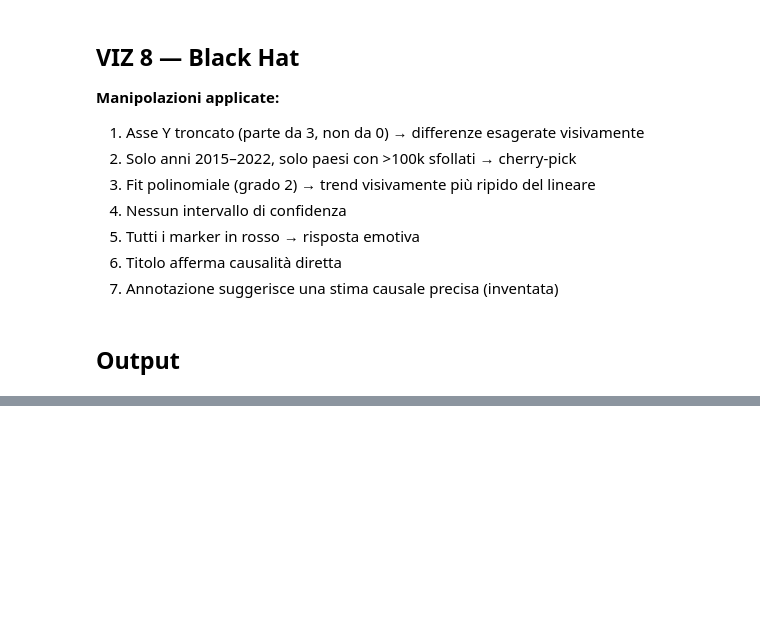
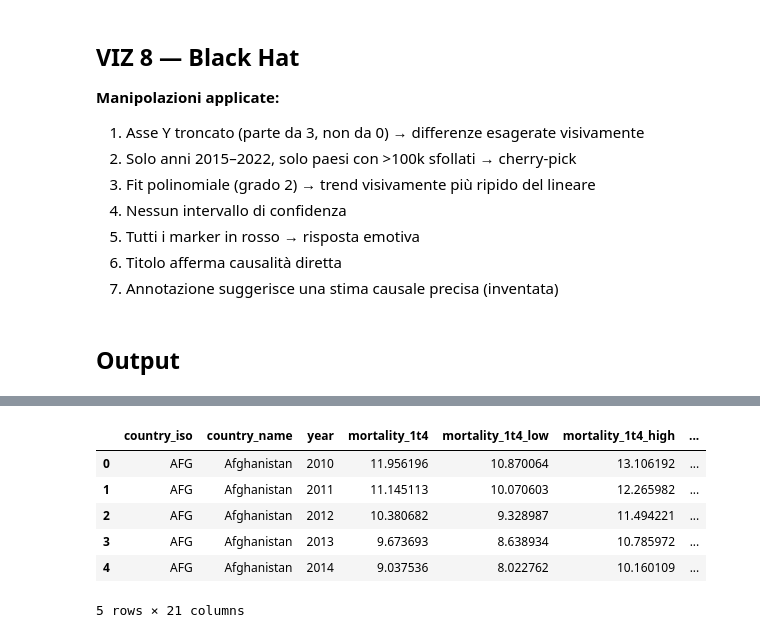
Before and after one commit to Gloreti03/dataviz-humanitarian-analysis, a Jupyter notebook: python_visualizations.ipynb, the cells around one changed output, grey strips where cells are left out. Cells and saved outputs as stored; diff of their text form; code cells hidden in the pictures; blank space fills up the shorter version.

```diff
--- a/python_visualizations.ipynb
+++ b/python_visualizations.ipynb
@@ -325,0 +962,37 @@ for f in sorted(os.listdir('plots')):
+# %%
+# VIZ 6 — Creative radial timeline
+
+# Select the top 10 countries by average displacement over the period
+top10_countries = (
+    viz_df.groupby("country_name", as_index=False)["total_displaced"]
+    .mean()
+    .sort_values("total_displaced", ascending=False)
+    .head(10)["country_name"]
+)
+
+radial_df = viz_df[viz_df["country_name"].isin(top10_countries)].copy()
+
+# Ensure correct temporal order
+radial_df = radial_df.sort_values(["country_name", "year"])
+
+# More readable displacement variable for tooltips and color scales
+radial_df["displacement_millions"] = radial_df["total_displaced"] / 1_000_000
+
+# More readable hover label
+radial_df["hover_text"] = (
+    radial_df["country_name"]
+    + "<br>Year: " + radial_df["year"].astype(str)
+    + "<br>Mortality age 1–4: " + radial_df["mortality_1t4"].round(2).astype(str)
+    + " deaths per 1,000"
+    + "<br>Total displaced: " + radial_df["total_displaced"].round(0).astype(int).astype(str)
+)
+
+radial_df.head()
+# %% [output]
+|  | country_iso | country_name | year | mortality_1t4 | mortality_1t4_low | mortality_1t4_high | ... |
+| 0 | AFG | Afghanistan | 2010 | 11.956196 | 10.870064 | 13.106192 | ... |
+| 1 | AFG | Afghanistan | 2011 | 11.145113 | 10.070603 | 12.265982 | ... |
+| 2 | AFG | Afghanistan | 2012 | 10.380682 | 9.328987 | 11.494221 | ... |
+| 3 | AFG | Afghanistan | 2013 | 9.673693 | 8.638934 | 10.785972 | ... |
+| 4 | AFG | Afghanistan | 2014 | 9.037536 | 8.022762 | 10.160109 | ... |
+5 rows × 21 columns
```
Also changed, not shown: parts of 10 cells of this notebook, 4 other files.
